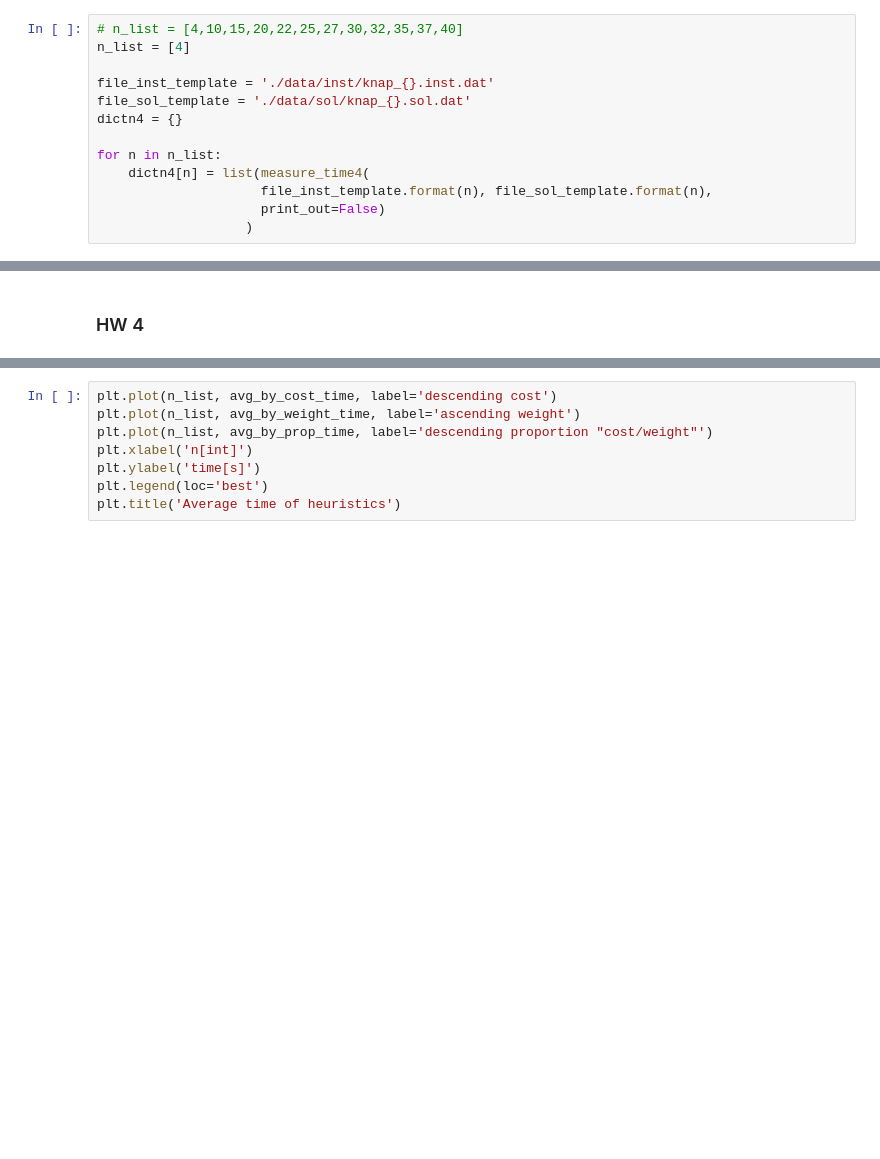
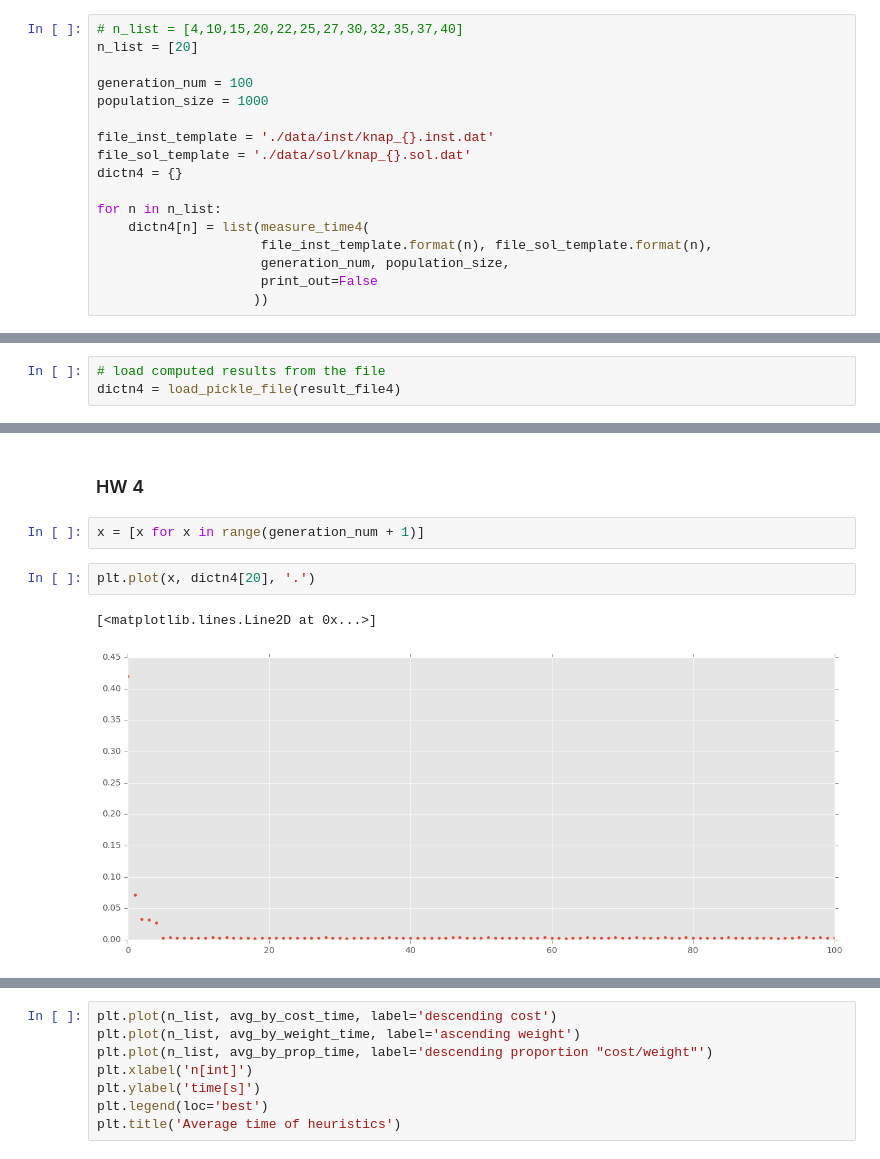
Before and after one commit to bobirdmi/MI-PAA, a Jupyter notebook: hw4.ipynb, the cells around one changed output, grey strips where cells are left out. Drawn from its saved outputs; the diff is of its cells as text; blank space fills up the shorter version.

```diff
--- a/hw4.ipynb
+++ b/hw4.ipynb
@@ -93,7 +114,10 @@ dictn4 = load_pickle_file(result_file4)
 ### Or run a new computation
 # %%
 # n_list = [4,10,15,20,22,25,27,30,32,35,37,40]
-n_list = [4]
+n_list = [20]
+
+generation_num = 100
+population_size = 1000
 
 file_inst_template = './data/inst/knap_{}.inst.dat'
 file_sol_template = './data/sol/knap_{}.sol.dat'
@@ -102,5 +126,6 @@ dictn4 = {}
 for n in n_list:
     dictn4[n] = list(measure_time4(
                      file_inst_template.format(n), file_sol_template.format(n),
-                     print_out=False)
-                   )
+                     generation_num, population_size,
+                     print_out=False
+                    ))
@@ -166,4 +149,14 @@ for n in n_list:
+# %%
+# load computed results from the file
+dictn4 = load_pickle_file(result_file4)
 # %% [markdown]
 ## <center>Plotting</center>
 # %% [markdown]
 ### HW 4
+# %%
+x = [x for x in range(generation_num + 1)]
+# %%
+plt.plot(x, dictn4[20], '.')
+# %% [output]
+[<matplotlib.lines.Line2D at 0x...>]
+[figure, added]
```
Also changed, not shown: parts of 10 cells of this notebook.
